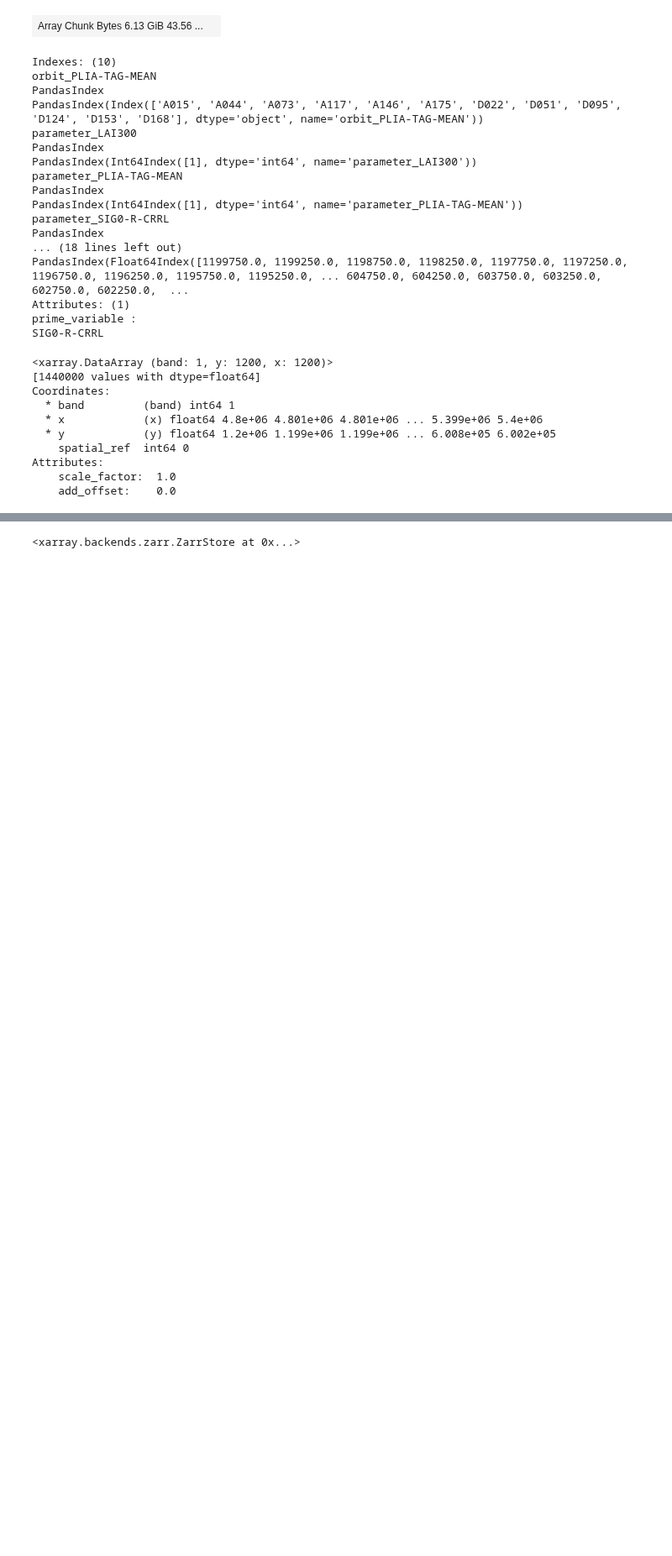
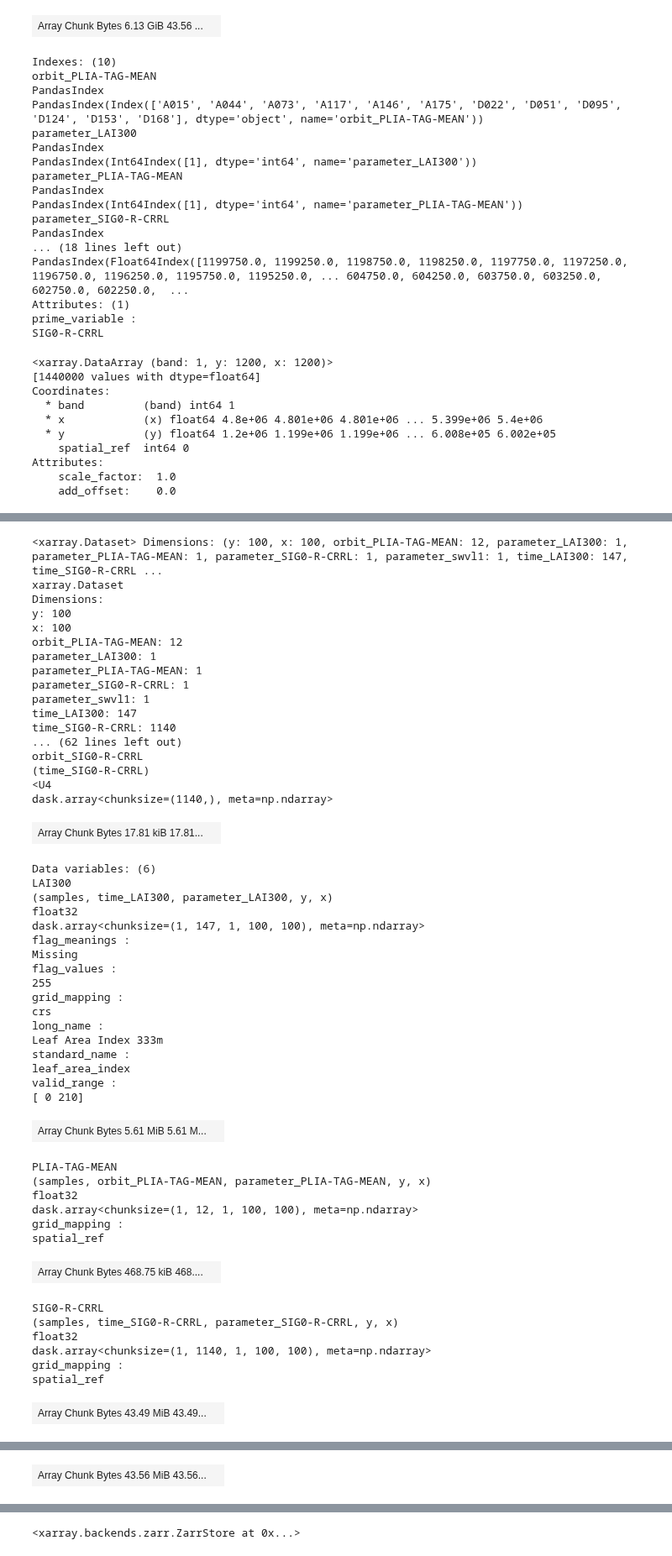
Before and after one commit to c-scale-community/use-case-wetland-water-stress, a Jupyter notebook: notebooks/0_experiment_signature.ipynb, the cells around one changed output, grey strips where cells are left out. Shown at 84% size. Saved outputs shown, nothing was run; the diff lists cells and outputs as text; code cells hidden in the pictures; blank space fills up the shorter version.

```diff
--- a/notebooks/0_experiment_signature.ipynb
+++ b/notebooks/0_experiment_signature.ipynb
@@ -224,0 +226,55 @@ SIG0-R-CRRL
+# %%
+y, x = [arr.flatten() for arr in np.meshgrid(range(100), range(100))]
+sampled_tiles = sampled.assign_coords({'y': ('sampled', y), 'x': ('sampled', x)}).set_index({'sampled': ('y', 'x')}).unstack('sampled')
+sampled_tiles
+# %% [output]
+<xarray.Dataset> Dimensions: (y: 100, x: 100, orbit_PLIA-TAG-MEAN: 12, parameter_LAI300: 1, parameter_PLIA-TAG-MEAN: 1, parameter_SIG0-R-CRRL: 1, parameter_swvl1: 1, time_LAI300: 147, time_SIG0-R-CRRL ...
+xarray.Dataset
+Dimensions:
+y: 100
+x: 100
+orbit_PLIA-TAG-MEAN: 12
+parameter_LAI300: 1
+parameter_PLIA-TAG-MEAN: 1
+parameter_SIG0-R-CRRL: 1
+parameter_swvl1: 1
+time_LAI300: 147
+time_SIG0-R-CRRL: 1140
+... (62 lines left out)
+orbit_SIG0-R-CRRL
+(time_SIG0-R-CRRL)
+<U4
+dask.array<chunksize=(1140,), meta=np.ndarray>
+| Array Chunk Bytes 17.81 kiB 17.81... |  |
+Data variables: (6)
+LAI300
+(samples, time_LAI300, parameter_LAI300, y, x)
+float32
+dask.array<chunksize=(1, 147, 1, 100, 100), meta=np.ndarray>
+flag_meanings :
+Missing
+flag_values :
+255
+grid_mapping :
+crs
+long_name :
+Leaf Area Index 333m
+standard_name :
+leaf_area_index
+valid_range :
+[ 0 210]
+| Array Chunk Bytes 5.61 MiB 5.61 M... |  |
+PLIA-TAG-MEAN
+(samples, orbit_PLIA-TAG-MEAN, parameter_PLIA-TAG-MEAN, y, x)
+float32
+dask.array<chunksize=(1, 12, 1, 100, 100), meta=np.ndarray>
+grid_mapping :
+spatial_ref
+| Array Chunk Bytes 468.75 kiB 468.... |  |
+SIG0-R-CRRL
+(samples, time_SIG0-R-CRRL, parameter_SIG0-R-CRRL, y, x)
+float32
+dask.array<chunksize=(1, 1140, 1, 100, 100), meta=np.ndarray>
+grid_mapping :
+spatial_ref
+| Array Chunk Bytes 43.49 MiB 43.49... |  |
@@ -224,0 +298 @@ SIG0-R-CRRL
+| Array Chunk Bytes 43.56 MiB 43.56... |  |
```
Also changed, not shown: parts of 13 cells of this notebook.
